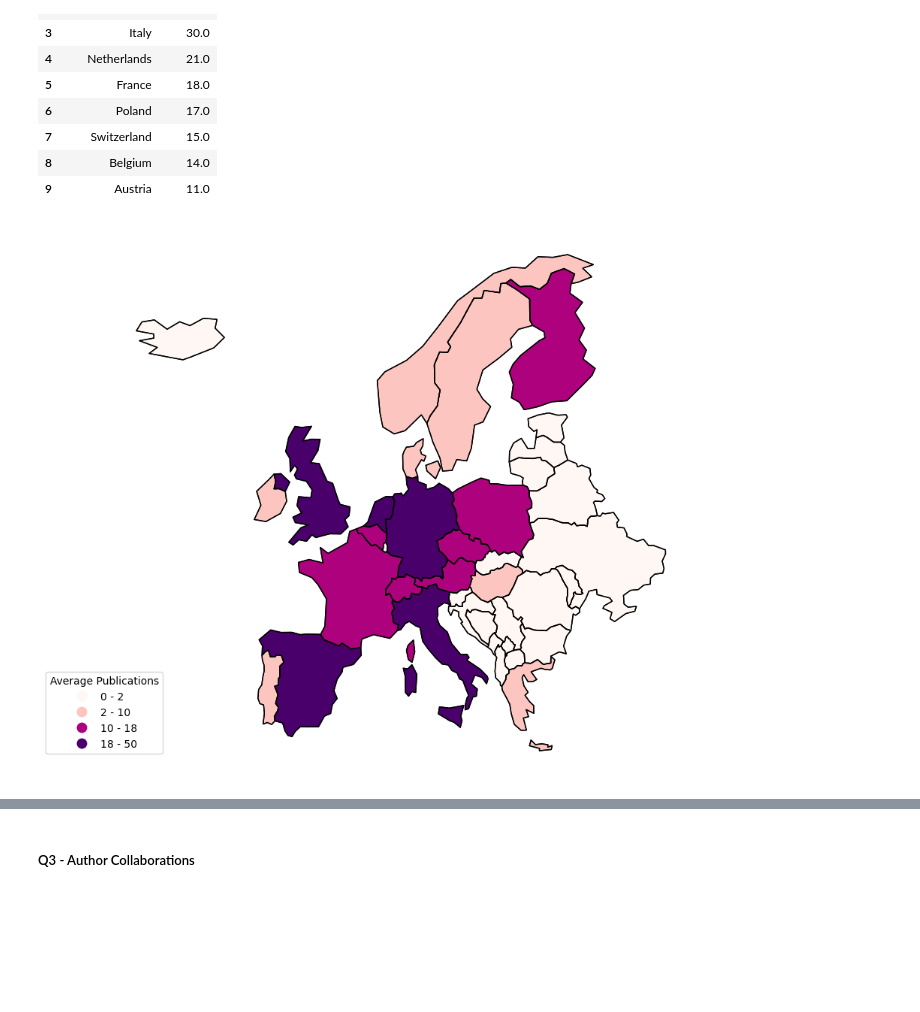
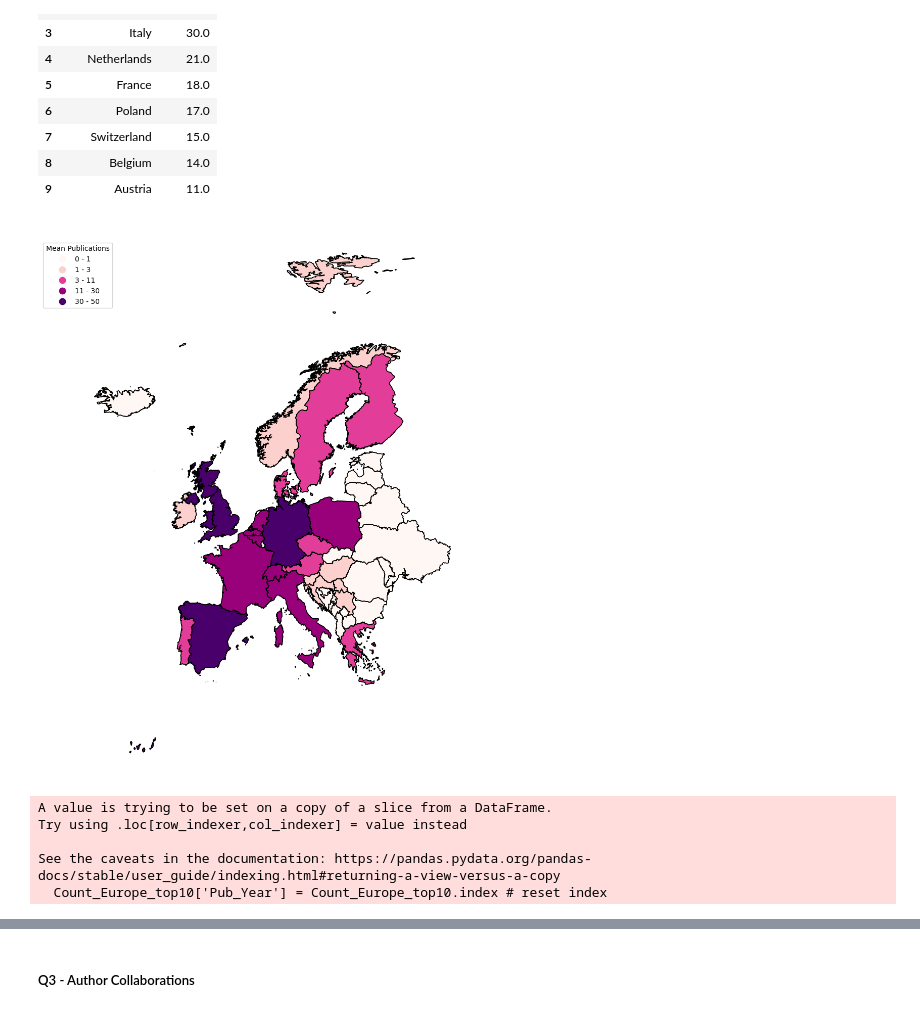
Before and after one commit to Arg-Pep/CS648---Project-ID-24-8, a Jupyter notebook: CS648 - Code.ipynb, the cells around one changed output, grey strips where cells are left out. Cells and saved outputs as stored; diff of their text form; code cells hidden in the pictures; blank space fills up the shorter version.

```diff
--- a/CS648 - Code.ipynb
+++ b/CS648 - Code.ipynb
@@ -1107,58 +1106,82 @@ europe_avgpub_map = europe_avgpub_map.reset_index()
 # Drop polygons not required in the map
 europe_avgpub_map = europe_avgpub_map.drop([europe_avgpub_map.index[0],europe_avgpub_map.index[2],europe_avgpub_map.index[3],europe_avgpub_map.index[4]])
 europe_avgpub_map = europe_avgpub_map.reset_index()
+# %%
+# High resolution natural earth wordl map (https://www.naturalearthdata.com/)
+
+world = gpd.read_file('ne_10m_admin_0_map_units.shp')
+
+# List of columns to keep
+columns_to_keep = ['featurecla', 'TYPE', 'SOVEREIGNT','SUBUNIT','FORMAL_EN','POP_EST','POP_RANK','POP_YEAR','GDP_MD','GDP_YEAR','ECONOMY','INCOME_GRP','CONTINENT','geometry']
+
+# Drop all columns except the ones to keep
+world = world.drop(columns=[col for col in world.columns if col not in columns_to_keep])
+
+# Name changes
+
+world = world.rename(columns={'SOVEREIGNT': 'Country'}) # change name of column for join later
+world['Country'] = world['Country'].replace(['Czechia'], 'Czech Republic') # Change name of country to match europe_avgpub
+world['Country'] = world['Country'].replace(['Republic of Serbia'], 'Serbia') # Change name of country to match europe_avgpub
+
+# Europe Map
+Europe_map = world[world['CONTINENT'] == 'Europe']
+Europe_map = Europe_map[Europe_map['Country']!= 'Russia']
+Europe_map = Europe_map.reset_index()
+
+# # Left join with europe_avgpub
+europe_avgpub_map = Europe_map.merge(europe_avgpub, on='Country', how='left')
 # %%
 # Plot Map
 
 # Sort in descending order
 europe_avgpub_map = europe_avgpub_map.sort_values(by='avg_pub', ascending=False)
 
 # Ensure there are no NaN values
 europe_avgpub_map['avg_pub'] = europe_avgpub_map['avg_pub'].fillna(0)
 
 # When generating the bins, the value 0 was not included. This code replaces 0 values with a small positive value before binning
 europe_avgpub_map['avg_pub'] = europe_avgpub_map['avg_pub'].replace(0, 0.00001)
 
 # Split df column values into 5 bins
-bins = pd.qcut(europe_avgpub_map['avg_pub'], q=5, retbins=True, duplicates='drop',labels=False)[1]
+bins = pd.qcut(europe_avgpub_map['avg_pub'], q=6, retbins=True, duplicates='drop',labels=False)[1]
 bins[0] = 0  # Ensure the first bin starts at 0
 europe_avgpub_map['avg_pub_group'] = pd.cut(europe_avgpub_map['avg_pub'], bins=bins, labels=[f'{int(bins[i])} - {int(bins[i+1])}' for i in range(len(bins)-1)])
 
 # Plot arrangement
-fig, ax3 = plt.subplots(figsize=[10, 10])
-cmap = plt.cm.get_cmap('RdPu',5) # colour scale
+fig, ax3 = plt.subplots(figsize=[10, 20])
+cmap = plt.cm.get_cmap('RdPu',6) # colour scale
 europe_avgpub_map.boundary.plot(ax=ax3, linewidth=1, color='black') # plot country boundaries
 europe_avgpub_map.plot(column='avg_pub_group', ax=ax3, legend=True, cmap=cmap, edgecolor='black')
 
 # Customize the legend
 legend = ax3.get_legend()
-legend.set_bbox_to_anchor((0.1, 0.2))  # Position legend
-legend.set_title("Average Publications") # Legend title
+legend.set_bbox_to_anchor((0.1, 0.98))  # Position legend
+legend.set_title("Mean Publications") # Legend title
 
 # Set map title
 #plt.title('Average Number of Publications by Country', fontsize=16, pad=20)
 
 # Remove axes
 ax3.set_axis_off()
 
 # Show plot
 plt.show()
 # %% [output]
-[figure, old version]
+[figure, new version]
 # %%
 # Rate of change from top 10 European countries with most number of publications
 
-# Calculate the rate of change every 2 years - a new df is created using the pivoted table
-europe_roc = Count_Europe.pct_change(periods=2) * 100
-
-# Drop the first two rows - 2013 and 2014 - as they have no value assigned
-europe_roc = europe_roc.drop([europe_roc.index[0],europe_roc.index[1]])
-
 # Select top 10 European countries with most number of publications
-europe_roc = europe_roc[['Austria', 'Belgium', 'France', 'Germany', 'Italy', 'Netherlands', 'Poland', 'Spain', 'Switzerland' ,'United Kingdom']]
-europe_roc['Pub_Year'] = europe_roc.index # reset index
+Count_Europe_top10 = Count_Europe[['Austria', 'Belgium', 'France', 'Germany', 'Italy', 'Netherlands', 'Poland', 'Spain', 'Switzerland' ,'United Kingdom']]
+Count_Europe_top10['Pub_Year'] = Count_Europe_top10.index # reset index
 
 # Replace Inf values with NaN
 #europe_roc.replace([np.inf, -np.inf], np.nan, inplace=True)
+# %% [output]
+A value is trying to be set on a copy of a slice from a DataFrame.
+Try using .loc[row_indexer,col_indexer] = value instead
+
+See the caveats in the documentation: https://pandas.pydata.org/pandas-docs/stable/user_guide/indexing.html#returning-a-view-versus-a-copy
+  Count_Europe_top10['Pub_Year'] = Count_Europe_top10.index # reset index
 # %%
 # Extract the list of countries from df
```
Also changed, not shown: parts of 11 cells of this notebook, 6 other files.
